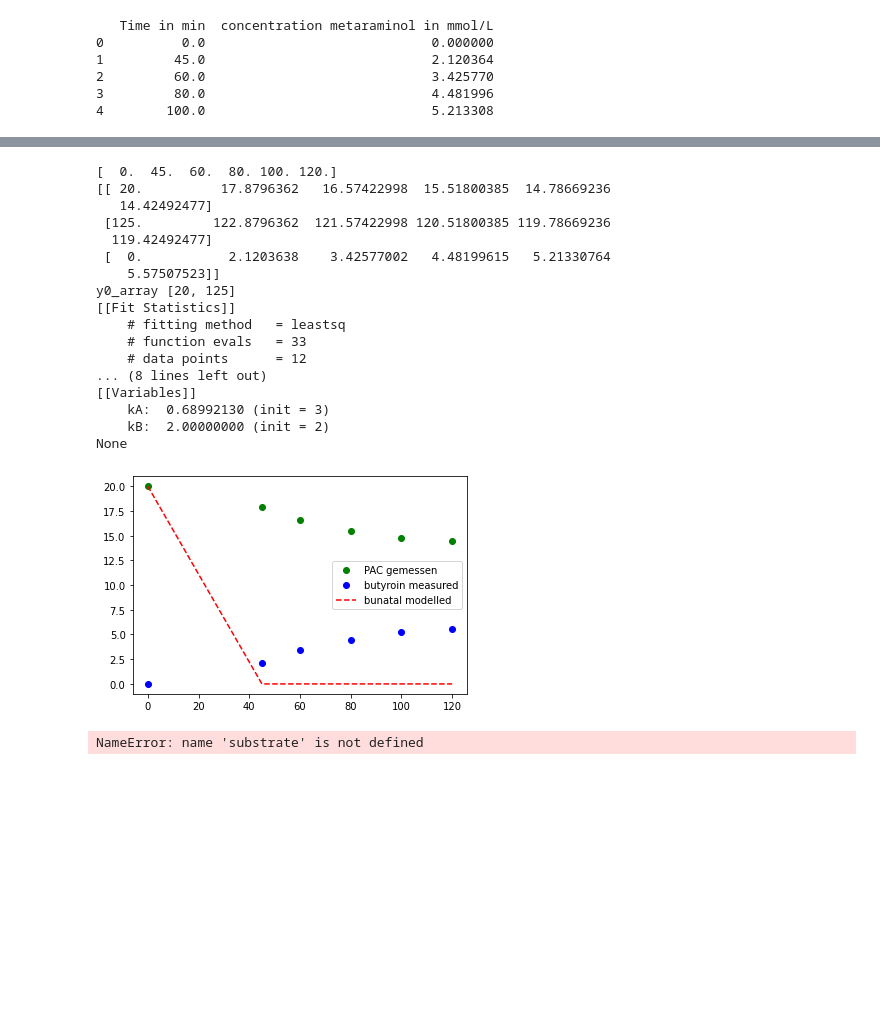
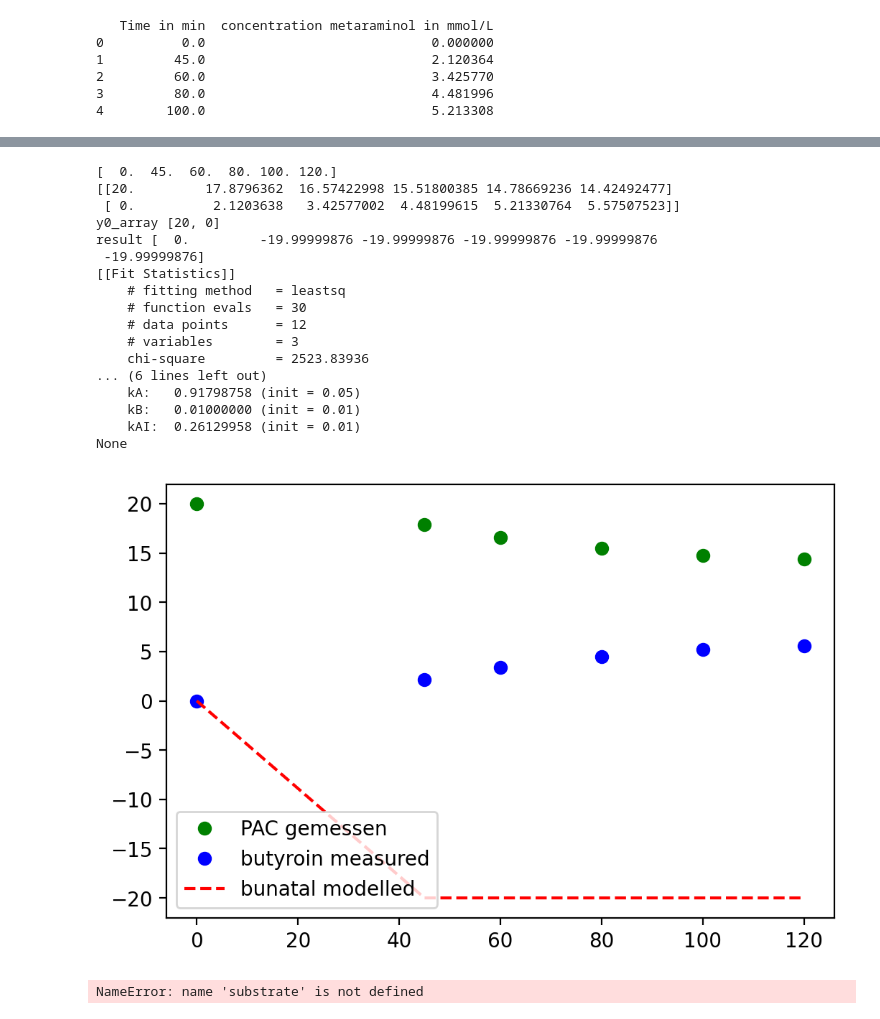
Before and after one commit to BioCatHub/wt_modeling, a Jupyter notebook: Drafts/Metaraminolsynthesis/metaraminolsynthese.ipynb, the cells around one changed output, grey strips where cells are left out. Saved outputs shown, nothing was run; the diff lists cells and outputs as text; code cells hidden in the pictures; blank space fills up the shorter version.

```diff
--- a/Drafts/Metaraminolsynthesis/metaraminolsynthese.ipynb
+++ b/Drafts/Metaraminolsynthesis/metaraminolsynthese.ipynb
@@ -114,7 +114,7 @@ reaction_time = np.array(time_sliced)
 
 print(reaction_time)
 
-data_list = [substrate_PAC_sliced, substrate_IPA_sliced, product_sliced]
+data_list = [substrate_PAC_sliced, product_sliced]
 
 data = np.array(data_list)
 
@@ -122,27 +122,27 @@ print(data)
 
 
 
-y0_array = [20, 125]
+y0_array = [20, 0]
 print("y0_array", y0_array)
 
 
 
-def dadt(kA, kB, A, B, t):
+def dadt(kA, kB, kAI, A, B, t):
     #dcdt = -kA*A*kB*B
-    dcdt = -(kA/(t+1))*A*B
+    dcdt = -(kA-kAI*t)*A*B
     return dcdt
-def dbdt(kA, kB, A, B, t):
+def dbdt(kA, kB, kAI, A, B, t):
     #dadt = kA*A*kB*B
-    dadt = kA/(t+1)*(A**2)
+    dadt = (kA-kAI*t)*(A**2)
     return dadt
 
 
-def dglsys(init_cond_array, t, kA, kB):
+def dglsys(init_cond_array, t, kA, kB, kAI):
     A = init_cond_array[0]
     B = init_cond_array[1]
     #C = init_cond_array[2]
-    dAdt = dadt(kA,kB, A, B, t)
-    dBdt = dbdt(kA,kB, A, B, t)
+    dAdt = dadt(kA,kB, kAI, A, B, t)
+    dBdt = dbdt(kA,kB, kAI, A, B, t)
     #dBdt = (kA*A**2)*0.5 - kB*P - kC*P + kD*C
     #dBdt = dbdt(kA, kB, kC, kD, A, P, C, t)
     #dCdt = dcdt(kC, kD, P, C, t)
@@ -150,62 +150,67 @@ def dglsys(init_cond_array, t, kA, kB):
     dZdt = np.array([dAdt, dBdt])
     return dZdt
 
-sol = odeint(dglsys, y0_array, reaction_time, args=(0.689, 1))
+sol = odeint(dglsys, y0_array, reaction_time, args=(0.00091, 0.01, 0.26129958))
+
+print("result",sol[:,1])
 
 
 
 
 params = lmfit.Parameters()
-params.add('kA', 5, min=0.000000000000000000000001, max=3)
-params.add("kB", 10, min=0.0000000002, max = 2)
+params.add('kA', 0.05, min=0.000000000000000000000001, max=1)
+params.add("kB", 0.01, min=0.00000000000000002, max = 1)
+params.add("kAI", 0.01, min=0.0000000000000001, max=1)
+
 
 def residual(params, time, data_sets):
     kA = params['kA'].value
     kB = params["kB"].value
+    kAI = params["kAI"].value
 
-    ymodel=odeint(dglsys, y0_array, time, args=(kA, kB))
+    ymodel=odeint(dglsys, y0_array, time, args=(kA, kB, kAI))
     prod = data_sets[0]-ymodel[:,0] # array 1
-    substr = data_sets[2]-ymodel[:,1]
+    substr = data_sets[1]-ymodel[:,1]
     result = [prod, substr] # result is returned as array
     return np.array(result)
 
 solution = lmfit.minimize(residual, params, args=(np.array(reaction_time), data_list))
 print(lmfit.report_fit(solution))
 
 
 
 fig, ax = plt.subplots()
 ax.plot(reaction_time, substrate_PAC_sliced, label="PAC gemessen", color="green", linestyle="", marker="o")
 ax.plot(reaction_time, product_sliced, label="butyroin measured", color="blue", linestyle="", marker="o")
 #ax.plot(time, product2, label="octandiol modelled", color="green", linestyle="", marker="o")
 
 #ax.plot(time, sol[:,2], label="octandiol modelled", linestyle="--", color="green")
-ax.plot(reaction_time, sol[:,0], label="bunatal modelled", linestyle="--", color="red")
+ax.plot(reaction_time, sol[:,1], label="bunatal modelled", linestyle="--", color="red")
 #ax.plot(time, sol[:,1], label="butyroin modelled", linestyle="--", color = "blue")
 
 
 ax.legend()
 #plt.savefig("testfig-delayed-only measured.svg", format="svg")
 plt.show()
 # %% [output]
 [  0.  45.  60.  80. 100. 120.]
-[[ 20.          17.8796362   16.57422998  15.51800385  14.78669236
-   14.42492477]
- [125.         122.8796362  121.57422998 120.51800385 119.78669236
-  119.42492477]
- [  0.           2.1203638    3.42577002   4.48199615   5.21330764
-    5.57507523]]
-y0_array [20, 125]
+[[20.         17.8796362  16.57422998 15.51800385 14.78669236 14.42492477]
+ [ 0.          2.1203638   3.42577002  4.48199615  5.21330764  5.57507523]]
+y0_array [20, 0]
+result [  0.         -19.99999876 -19.99999876 -19.99999876 -19.99999876
+ -19.99999876]
 [[Fit Statistics]]
     # fitting method   = leastsq
-    # function evals   = 33
+    # function evals   = 30
     # data points      = 12
-... (8 lines left out)
-[[Variables]]
-    kA:  0.68992130 (init = 3)
-    kB:  2.00000000 (init = 2)
+    # variables        = 3
+    chi-square         = 2523.83936
+... (6 lines left out)
+    kA:   0.91798758 (init = 0.05)
+    kB:   0.01000000 (init = 0.01)
+    kAI:  0.26129958 (init = 0.01)
 None
-[figure, old version]
+[figure, new version]
 # %%
 # Extenden Model
 
```
Also changed, not shown: parts of 1 cell of this notebook, 2 other files.
